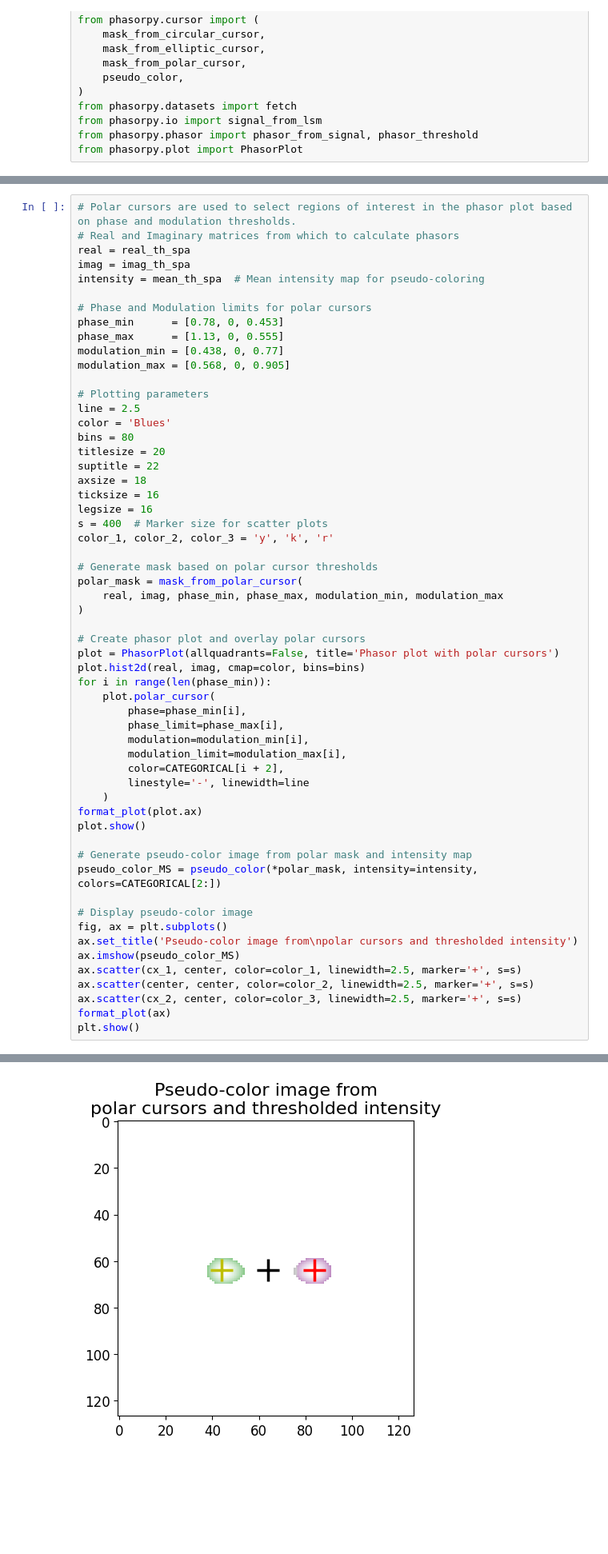
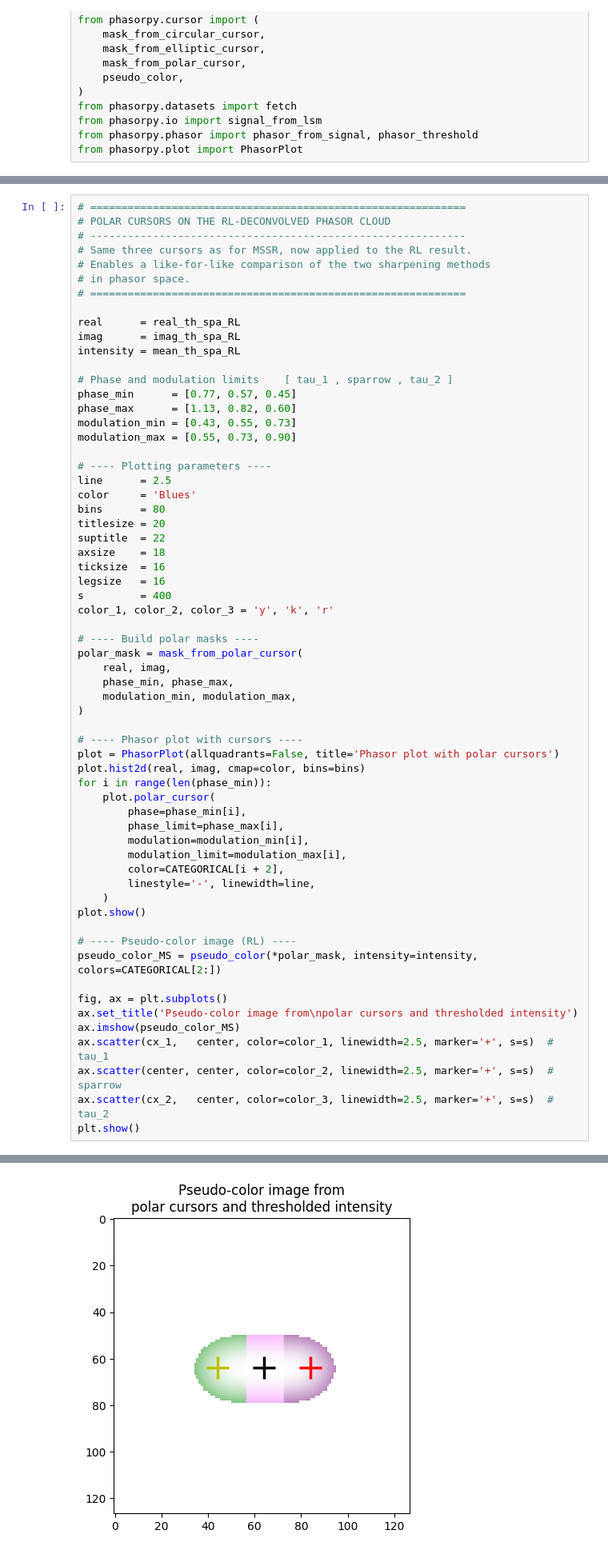
Before and after one commit to MarioGoG/MSSR-FLIM-2025, a Jupyter notebook: code/05_TD-FLIM_MSSR_doc.ipynb, the cells around one changed output, grey strips where cells are left out. Shown at 80% size. Saved outputs shown, nothing was run; the diff lists cells and outputs as text; blank space fills up the shorter version.

```diff
--- a/code/05_TD-FLIM_MSSR_doc.ipynb
+++ b/code/05_TD-FLIM_MSSR_doc.ipynb
@@ -639,34 +1283,42 @@ from phasorpy.plot import PhasorPlot
 # %%
-# Polar cursors are used to select regions of interest in the phasor plot based on phase and modulation thresholds.
-# Real and Imaginary matrices from which to calculate phasors
-real = real_th_spa
-imag = imag_th_spa
-intensity = mean_th_spa  # Mean intensity map for pseudo-coloring
+# ============================================================
+# POLAR CURSORS ON THE RL-DECONVOLVED PHASOR CLOUD
+# ------------------------------------------------------------
+# Same three cursors as for MSSR, now applied to the RL result.
+# Enables a like-for-like comparison of the two sharpening methods
+# in phasor space.
+# ============================================================
 
-# Phase and Modulation limits for polar cursors
-phase_min      = [0.78, 0, 0.453]
-phase_max      = [1.13, 0, 0.555]
-modulation_min = [0.438, 0, 0.77]
-modulation_max = [0.568, 0, 0.905]
+real      = real_th_spa_RL
+imag      = imag_th_spa_RL
+intensity = mean_th_spa_RL
 
-# Plotting parameters
-line = 2.5
-color = 'Blues'
-bins = 80
+# Phase and modulation limits    [ tau_1 , sparrow , tau_2 ]
+phase_min      = [0.77, 0.57, 0.45]
+phase_max      = [1.13, 0.82, 0.60]
+modulation_min = [0.43, 0.55, 0.73]
+modulation_max = [0.55, 0.73, 0.90]
+
+# ---- Plotting parameters ----
+line      = 2.5
+color     = 'Blues'
+bins      = 80
 titlesize = 20
-suptitle = 22
-axsize = 18
-ticksize = 16
-legsize = 16
-s = 400  # Marker size for scatter plots
+suptitle  = 22
+axsize    = 18
+ticksize  = 16
+legsize   = 16
+s         = 400
 color_1, color_2, color_3 = 'y', 'k', 'r'
 
-# Generate mask based on polar cursor thresholds
+# ---- Build polar masks ----
 polar_mask = mask_from_polar_cursor(
-    real, imag, phase_min, phase_max, modulation_min, modulation_max
+    real, imag,
+    phase_min, phase_max,
+    modulation_min, modulation_max,
 )
 
-# Create phasor plot and overlay polar cursors
+# ---- Phasor plot with cursors ----
 plot = PhasorPlot(allquadrants=False, title='Phasor plot with polar cursors')
 plot.hist2d(real, imag, cmap=color, bins=bins)
 for i in range(len(phase_min)):
@@ -676,21 +1328,18 @@ for i in range(len(phase_min)):
         modulation=modulation_min[i],
         modulation_limit=modulation_max[i],
         color=CATEGORICAL[i + 2],
-        linestyle='-', linewidth=line
+        linestyle='-', linewidth=line,
     )
-format_plot(plot.ax)
 plot.show()
 
-# Generate pseudo-color image from polar mask and intensity map
+# ---- Pseudo-color image (RL) ----
 pseudo_color_MS = pseudo_color(*polar_mask, intensity=intensity, colors=CATEGORICAL[2:])
 
-# Display pseudo-color image
 fig, ax = plt.subplots()
 ax.set_title('Pseudo-color image from\npolar cursors and thresholded intensity')
 ax.imshow(pseudo_color_MS)
-ax.scatter(cx_1, center, color=color_1, linewidth=2.5, marker='+', s=s)
-ax.scatter(center, center, color=color_2, linewidth=2.5, marker='+', s=s)
-ax.scatter(cx_2, center, color=color_3, linewidth=2.5, marker='+', s=s)
-format_plot(ax)
+ax.scatter(cx_1,   center, color=color_1, linewidth=2.5, marker='+', s=s)  # tau_1
+ax.scatter(center, center, color=color_2, linewidth=2.5, marker='+', s=s)  # sparrow
+ax.scatter(cx_2,   center, color=color_3, linewidth=2.5, marker='+', s=s)  # tau_2
 plt.show()
 # %% [output]
@@ -698 +1347 @@ plt.show()
-[figure, old version]
+[figure, new version]
```
Also changed, not shown: parts of 22 cells of this notebook.
